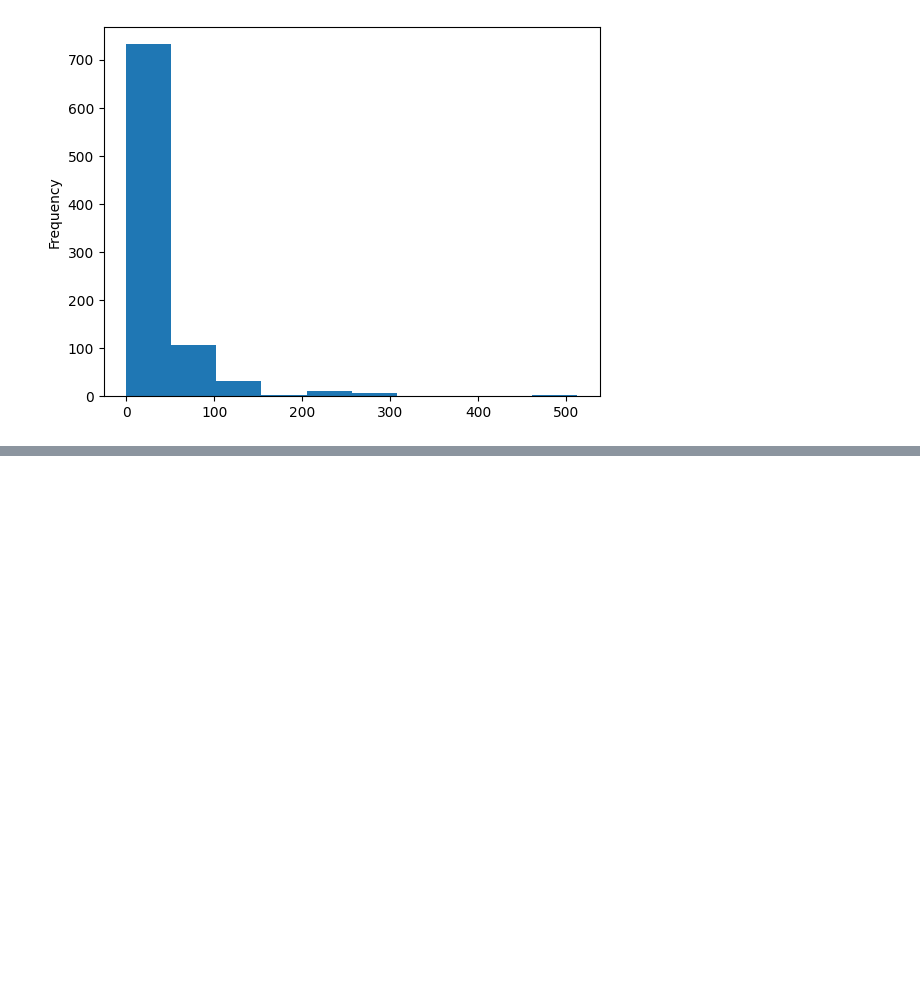
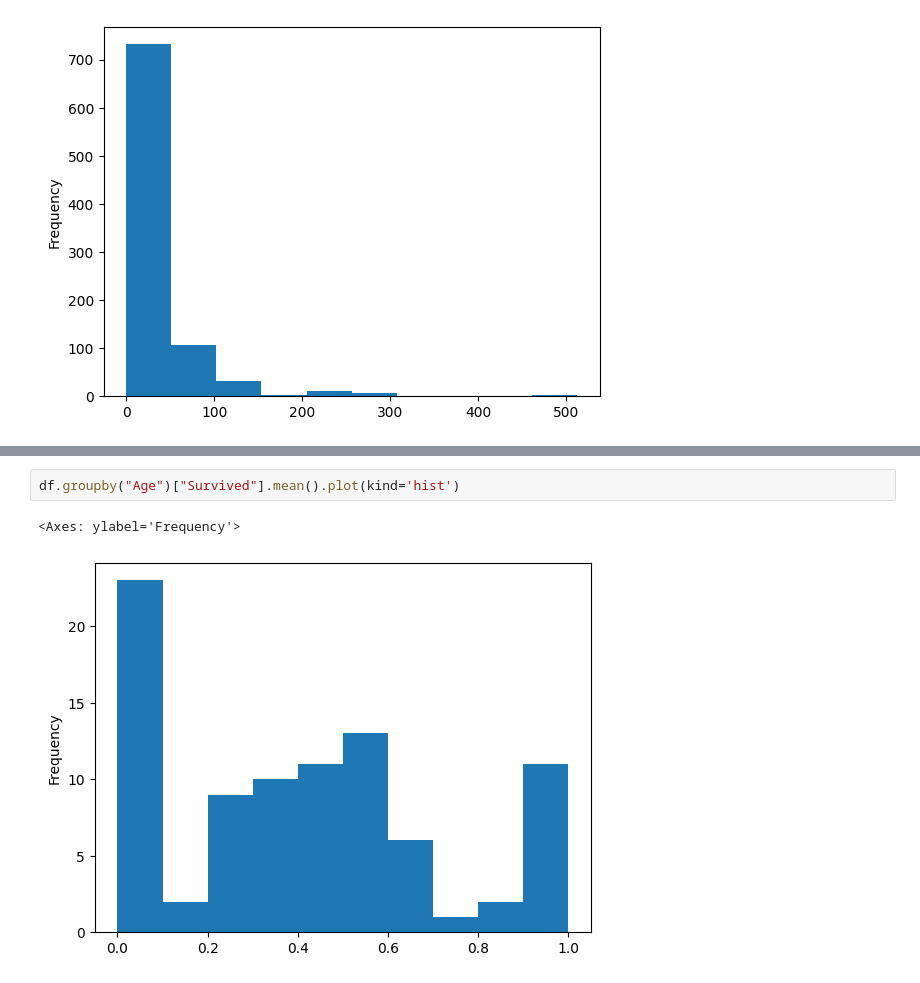
Before and after one commit to samiyaMalik/Pandas-tutorial-titanic-dataset, a Jupyter notebook: Pandas-tutorial-titanic-dataset.ipynb, the cells around one changed output, grey strips where cells are left out. Saved outputs shown, nothing was run; the diff lists cells and outputs as text; blank space fills up the shorter version.

```diff
--- a/Pandas-tutorial-titanic-dataset.ipynb
+++ b/Pandas-tutorial-titanic-dataset.ipynb
@@ -148,0 +204,5 @@ age_dist =df["Age"]
+# %%
+df.groupby("Age")["Survived"].mean().plot(kind='hist')
+# %% [output]
+<Axes: ylabel='Frequency'>
+[figure, added]
```
Also changed, not shown: parts of 15 cells of this notebook.
